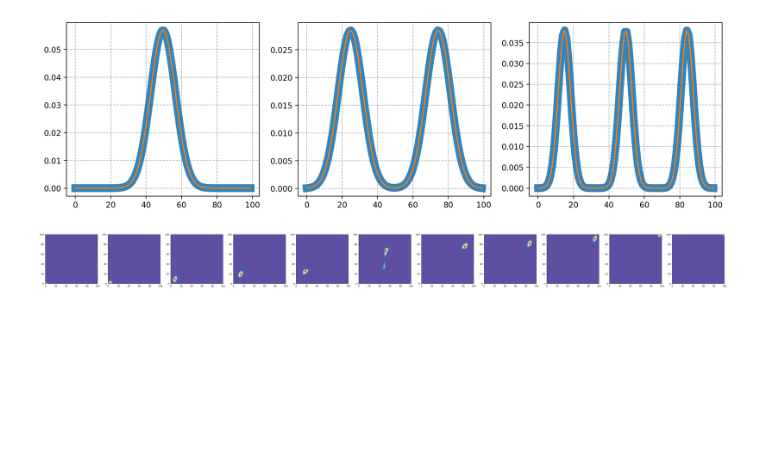
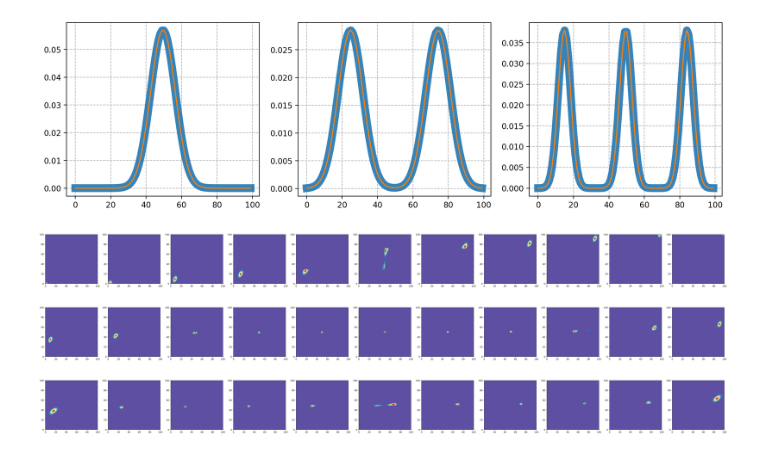
Before and after one commit to tomaszkacprzak/quickshare, a Jupyter notebook: demo_multimarginal_ot.ipynb, the cells around one changed output. Saved outputs shown, nothing was run; the diff lists cells and outputs as text; code cells hidden in the pictures; blank space fills up the shorter version.

```diff
--- a/demo_multimarginal_ot.ipynb
+++ b/demo_multimarginal_ot.ipynb
@@ -95,3 +96,15 @@ for i,j in enumerate(slices):
     axl[i].pcolormesh(K[j,:,:], cmap='Spectral_r')
 # %% [output]
 [figure]
+# %%
+nx, ny = 1, len(slices); figsize=4; fig, ax  = plt.subplots(nx, ny, figsize=(ny * figsize * 1.25, nx * figsize), squeeze=False); axl=ax.ravel(); axc=ax[0,0];  fig.set_label(' ')
+for i,j in enumerate(slices):
+    axl[i].pcolormesh(K[:,j,:], cmap='Spectral_r')
+# %% [output]
+[figure, added]
+# %%
+nx, ny = 1, len(slices); figsize=4; fig, ax  = plt.subplots(nx, ny, figsize=(ny * figsize * 1.25, nx * figsize), squeeze=False); axl=ax.ravel(); axc=ax[0,0];  fig.set_label(' ')
+for i,j in enumerate(slices):
+    axl[i].pcolormesh(K[:,:,j], cmap='Spectral_r')
+# %% [output]
+[figure, added]
```
Also changed, not shown: parts of 2 cells of this notebook.
